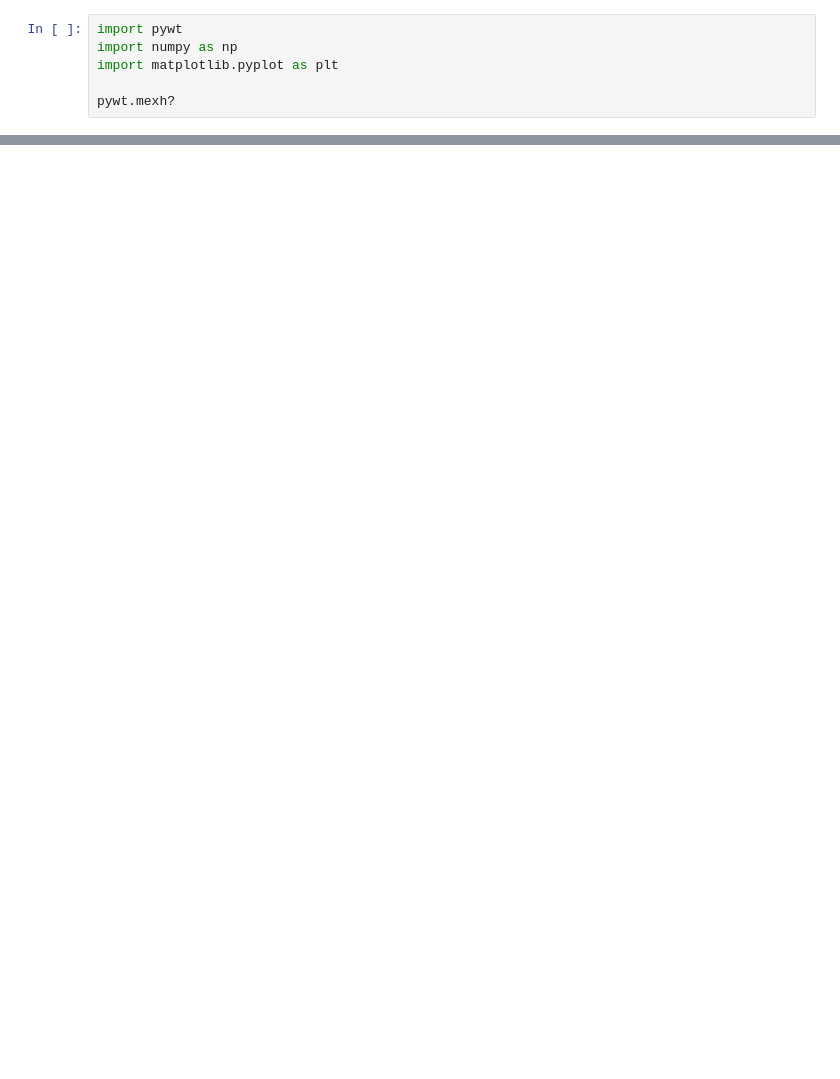
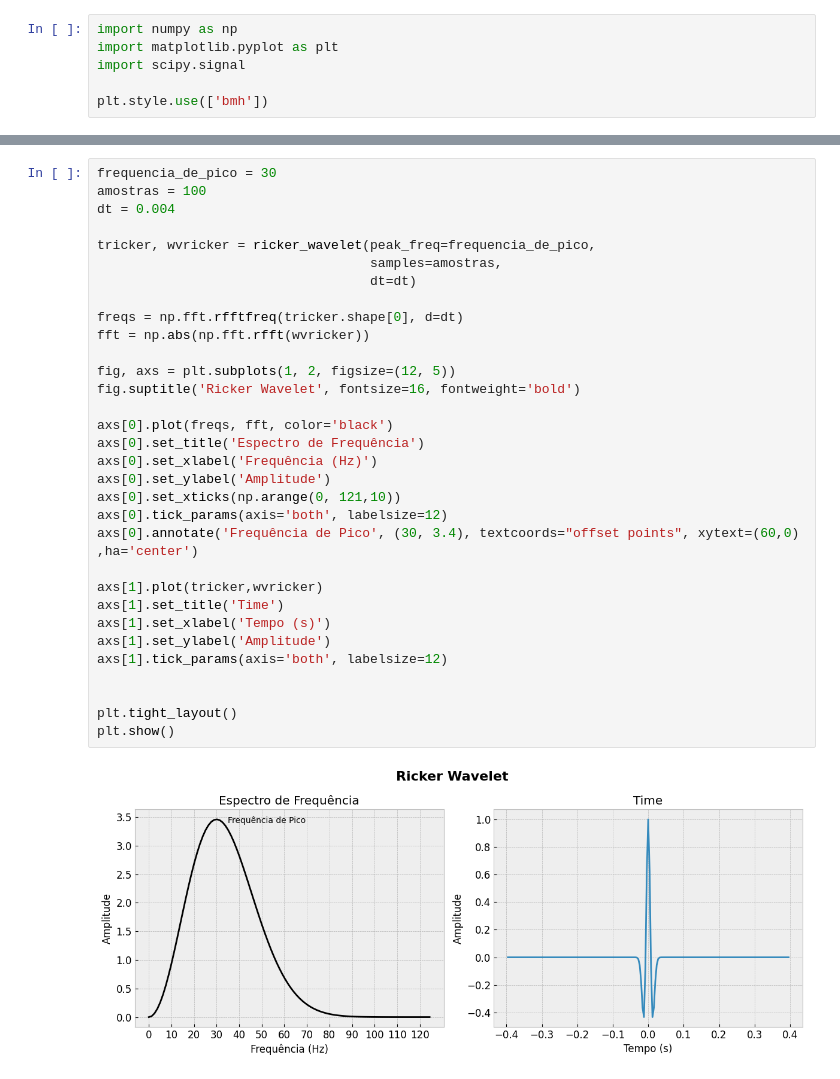
Before and after one commit to albano-a/inversion_methods_algorithms, a Jupyter notebook: wavelets.ipynb, the cells around one changed output, grey strips where cells are left out. Saved outputs shown, nothing was run; the diff lists cells and outputs as text; blank space fills up the shorter version.

```diff
--- a/wavelets.ipynb
+++ b/wavelets.ipynb
@@ -1,6 +3,6 @@
 # %%
-import pywt
 import numpy as np
 import matplotlib.pyplot as plt
+import scipy.signal
 
-pywt.mexh?
+plt.style.use(['bmh'])
@@ -73,0 +30,34 @@ plt.show()
+# %%
+frequencia_de_pico = 30
+amostras = 100
+dt = 0.004
+
+tricker, wvricker = ricker_wavelet(peak_freq=frequencia_de_pico,
+                                   samples=amostras,
+                                   dt=dt)
+
+freqs = np.fft.rfftfreq(tricker.shape[0], d=dt)
+fft = np.abs(np.fft.rfft(wvricker))
+
+fig, axs = plt.subplots(1, 2, figsize=(12, 5))
+fig.suptitle('Ricker Wavelet', fontsize=16, fontweight='bold')
+
+axs[0].plot(freqs, fft, color='black')
+axs[0].set_title('Espectro de Frequência')
+axs[0].set_xlabel('Frequência (Hz)')
+axs[0].set_ylabel('Amplitude')
+axs[0].set_xticks(np.arange(0, 121,10))
+axs[0].tick_params(axis='both', labelsize=12)
+axs[0].annotate('Frequência de Pico', (30, 3.4), textcoords="offset points", xytext=(60,0) ,ha='center')
+
+axs[1].plot(tricker,wvricker)
+axs[1].set_title('Time')
+axs[1].set_xlabel('Tempo (s)')
+axs[1].set_ylabel('Amplitude')
+axs[1].tick_params(axis='both', labelsize=12)
+
+
+plt.tight_layout()
+plt.show()
+# %% [output]
+[figure, added]
```
Also changed, not shown: parts of 5 cells of this notebook, 3 other files.
